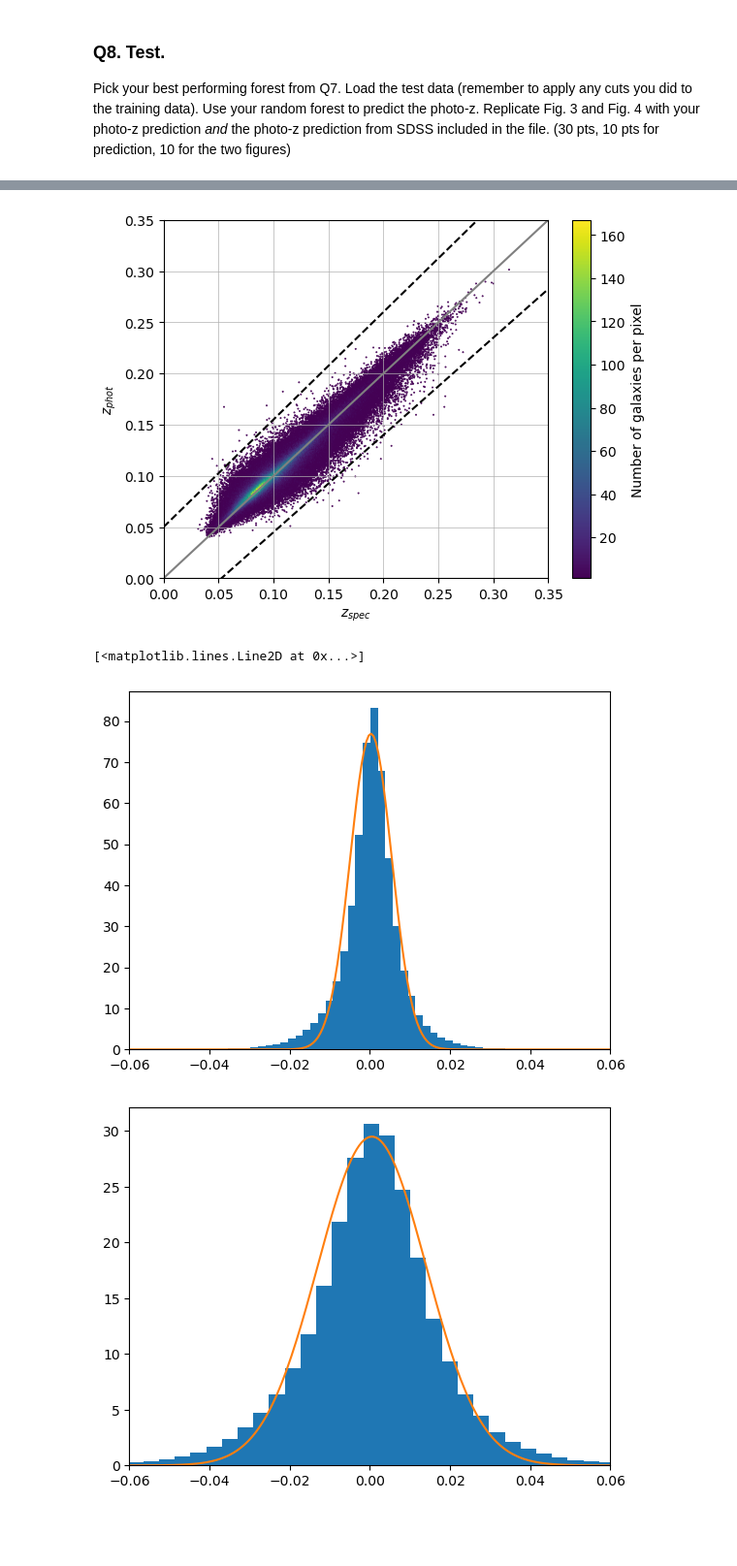
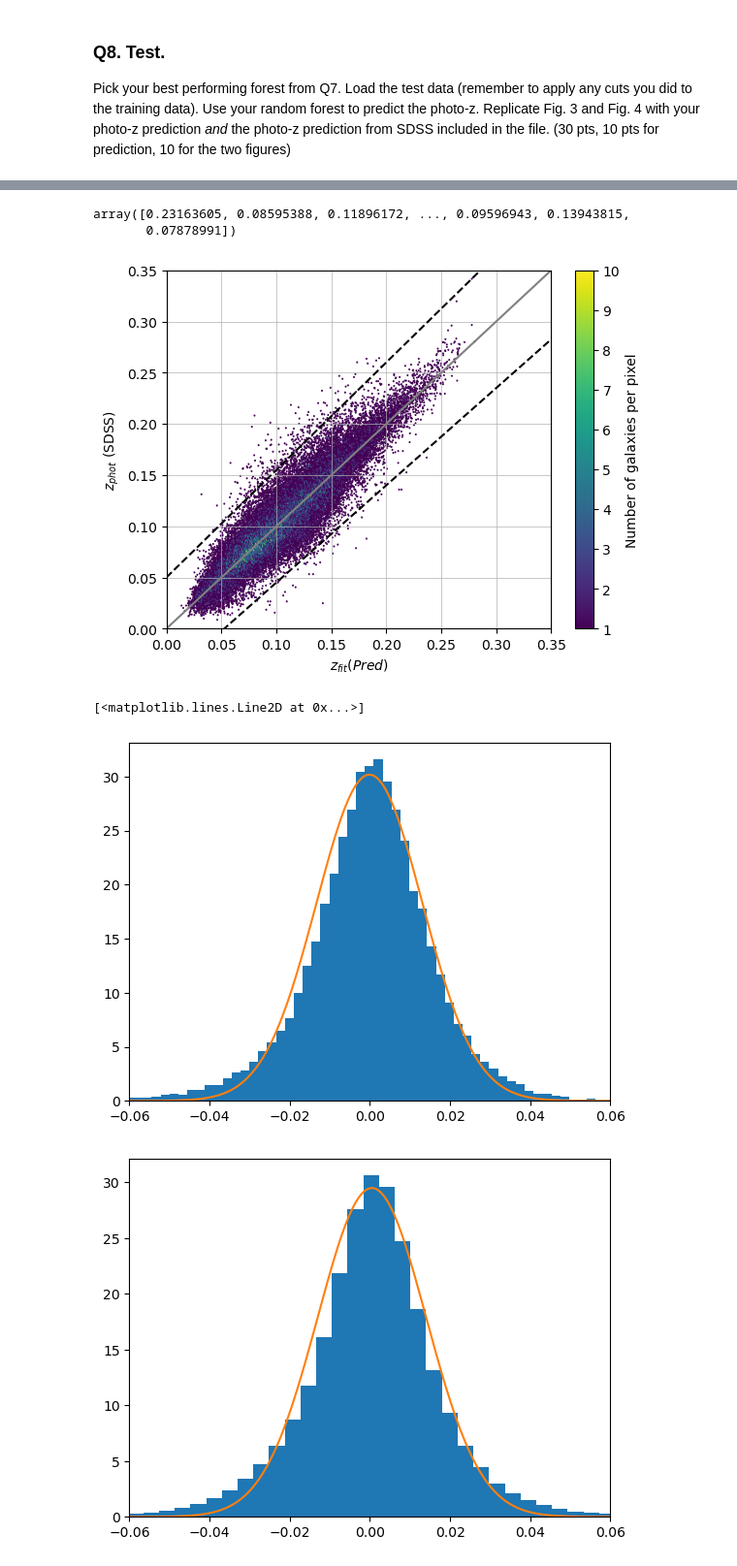
Before and after one commit to gnarayan/ast596_2023_Spring, a Jupyter notebook: homework/AidanBerres/06/HW06+7.ipynb, the cells around one changed output, grey strips where cells are left out. Shown at 97% size. Drawn from its saved outputs; the diff is of its cells as text; code cells hidden in the pictures; blank space fills up the shorter version.

```diff
--- a/homework/AidanBerres/06/HW06+7.ipynb
+++ b/homework/AidanBerres/06/HW06+7.ipynb
@@ -230,10 +230,10 @@ def compute_photoz_forest(ne,bruh=False):
     # z_fit_best = None
     train = trw[train_cols].values
     test = tew[train_cols].values
-    pred = trw[pred_cols].values
+    pred = trw['z'].values
 
 
-    clf = RandomForestRegressor(n_estimators=ne,max_features='sqrt', random_state=0,bootstrap=True,oob_score=True)
+    clf = RandomForestRegressor(n_estimators=ne,max_features='sqrt', random_state=0,bootstrap=True,oob_score=True,n_jobs=-1)
     clf.fit(train, pred)
     if bruh:
         z_fit_train = clf.predict(train)
@@ -312,28 +311,33 @@ zft,zfit=compute_photoz_forest(n_estimators[np.argmax(os)],bruh=True)
+# %%
+zfit
+# %% [output]
+array([0.23163605, 0.08595388, 0.11896172, ..., 0.09596943, 0.13943815,
+       0.07878991])
 # %%
-plt.hexbin(zft[::,1],zft[::,3],mincnt=1,gridsize=500);
+plt.hexbin(zfit,tew['zphot'],mincnt=1,gridsize=500);
 # plt.plot(zft[:,3],zft[:,3])
 # plt.plot(zft[:,1],zft[:,1])
 ex = np.linspace(0,0.35,50)
 plt.plot(ex,-0.05*(1+ex)+ex,ls='--',c='k')
 plt.plot(ex,0.05*(1+ex)+ex,ls='--',c='k')
 plt.plot(ex,ex,c='grey')
-plt.xlabel(r'$z_{spec}$')
-plt.ylabel(r'$z_{phot}$')
+plt.xlabel(r'$z_{fit} (Pred)$')
+plt.ylabel(r'$z_{phot}$ (SDSS)')
 plt.xlim(0,0.35)
 plt.ylim(0,0.35)
 plt.grid(linewidth=0.5)
 plt.colorbar(label='Number of galaxies per pixel');
 # %% [output]
-[figure, old version]
+[figure, new version]
 # %%
-pdf=stats.norm(loc=np.mean((zft[:,3]-zft[:,1])/(1+zft[:,1])),scale =1.4826*stats.median_abs_deviation((zft[:,3]-zft[:,1])/(1+zft[:,1])))
-plt.hist((zft[:,3]-zft[:,1])/(1+zft[:,1]),bins=100,density=True);
+pdf=stats.norm(loc=np.mean((zfit-tew['zphot'])/(1+zfit)),scale =1.4826*stats.median_abs_deviation((zfit-tew['zphot'])/(1+zfit)))
+plt.hist((zfit-tew['zphot'])/(1+zfit),bins=100,density=True);
 l,r=plt.xlim(-0.06,0.06)
 xv = np.linspace(l,r,200)
 plt.plot(xv,pdf.pdf(xv))
 # %% [output]
 [<matplotlib.lines.Line2D at 0x...>]
-[figure, old version]
+[figure, new version]
 # %%
 pdf=stats.norm(loc=np.mean((trw.zphot-trw.z)/(1+trw.z)),scale =1.4826*stats.median_abs_deviation((trw.zphot-trw.z)/(1+trw.z)))
 
```
Also changed, not shown: parts of 8 cells of this notebook.
